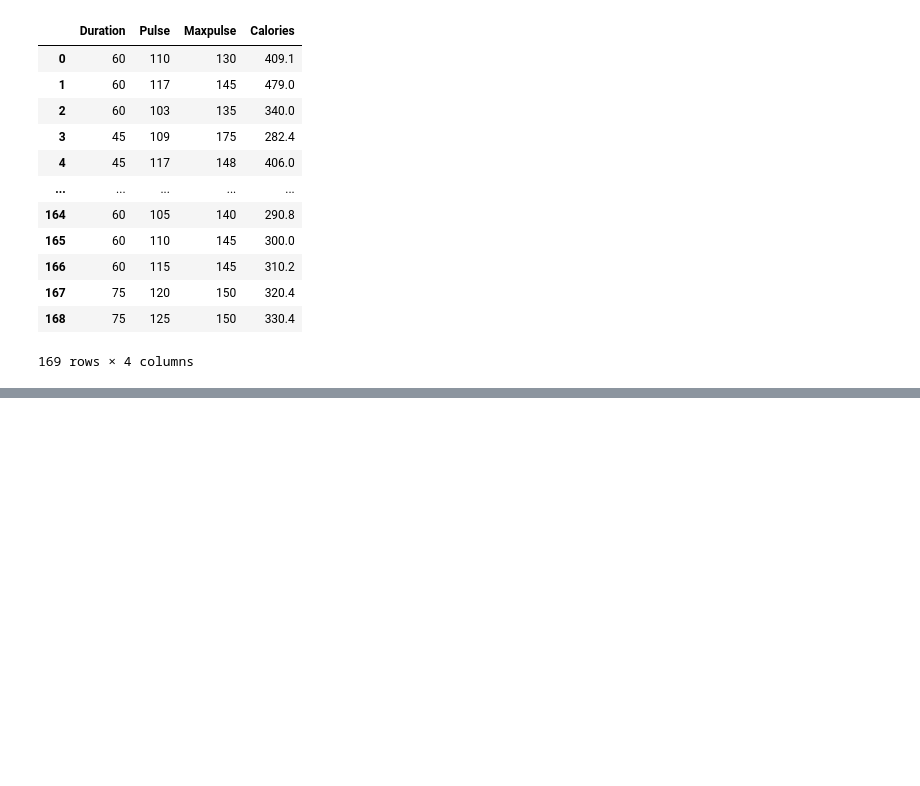
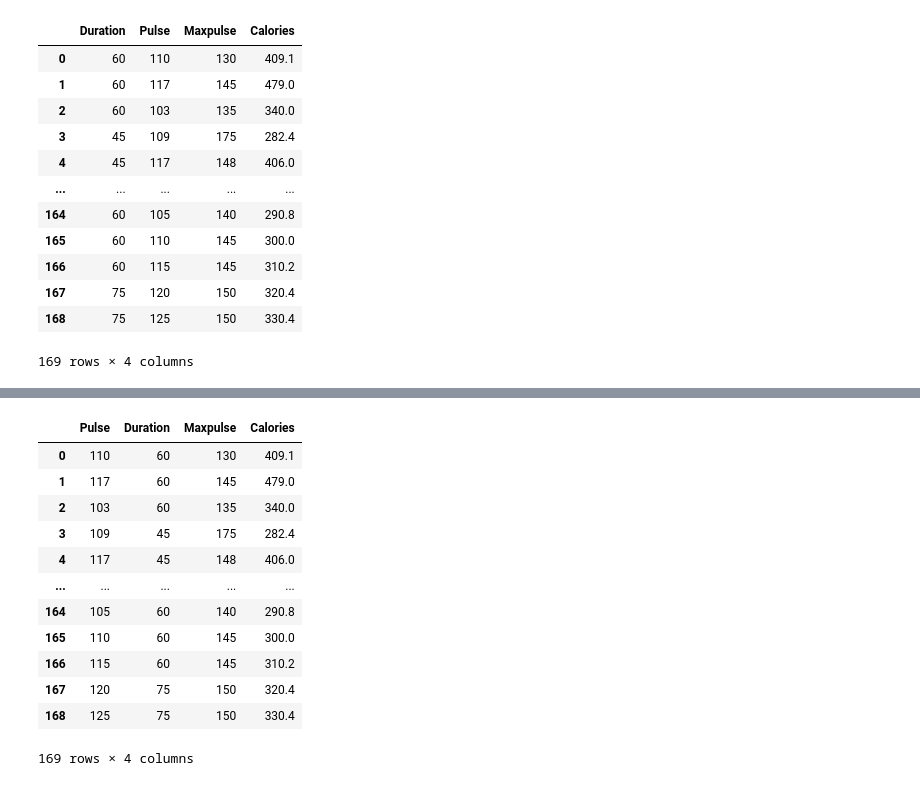
Before and after one commit to taahahussainkhan/Python, a Jupyter notebook: Pandas/dataframe.ipynb, the cells around one changed output, grey strips where cells are left out. Saved outputs shown, nothing was run; the diff lists cells and outputs as text; code cells hidden in the pictures; blank space fills up the shorter version.

```diff
--- a/Pandas/dataframe.ipynb
+++ b/Pandas/dataframe.ipynb
@@ -205,0 +212,4 @@ df
+# %%
+df.set_index('Pulse',inplace=True)    #Convert any other row to index.
+
+#inplace modifies the original DATAFRAME rather than making a copy of it.
@@ -205,0 +228,18 @@ df
+# %%
+df.reset_index(inplace=True)    #Reset the index to the original.
+# %%
+df
+# %% [output]
+|  | Pulse | Duration | Maxpulse | Calories |
+| 0 | 110 | 60 | 130 | 409.1 |
+| 1 | 117 | 60 | 145 | 479.0 |
+| 2 | 103 | 60 | 135 | 340.0 |
+| 3 | 109 | 45 | 175 | 282.4 |
+| 4 | 117 | 45 | 148 | 406.0 |
+| ... | ... | ... | ... | ... |
+| 164 | 105 | 60 | 140 | 290.8 |
+| 165 | 110 | 60 | 145 | 300.0 |
+| 166 | 115 | 60 | 145 | 310.2 |
+| 167 | 120 | 75 | 150 | 320.4 |
+| 168 | 125 | 75 | 150 | 330.4 |
+169 rows × 4 columns
```
Also changed, not shown: parts of 3 cells of this notebook, 3 other files.
